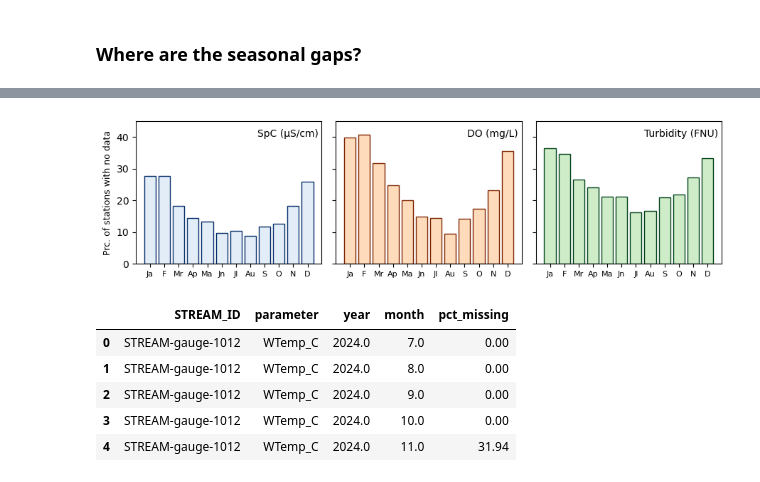
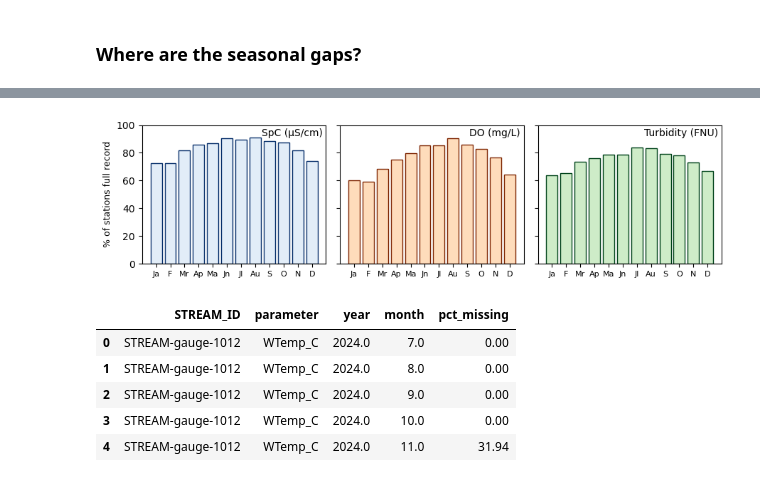
Before and after one commit to jtkemper/stream-analysis, a Jupyter notebook: temporal_statistics.ipynb, the cells around one changed output, grey strips where cells are left out. Saved outputs shown, nothing was run; the diff lists cells and outputs as text; code cells hidden in the pictures.

Commit message:
flipping missing data plot so y-axis is percent of stations with data in each month

```diff
--- a/temporal_statistics.ipynb
+++ b/temporal_statistics.ipynb
@@ -433,27 +440,26 @@ plt.savefig(f'../OUTPUT/temporal_patterns/parameter_percent_observation_hour.png
 # %%
 # What is the frequency of stations with no data, per month.
 # Using the median (across years) percent of missing data per month for each individual station.
 month_cols = [f'pct_missing_{m:02d}' for m in range(1, 13)]
 month_labels = ['Ja','F','Mr','Ap','Ma','Jn','Jl','Au','S','O','N','D']
 
 fig, axes = plt.subplots(1, 3, figsize=(9, 2.5), sharey=True)
 
 for i, param in enumerate(param_subset):
     temp_data_p = temporal_summary_long[temporal_summary_long['parameter'] == param]
     n_stations = len(temp_data_p)
 
-    freq_100 = [(temp_data_p[mcol] == 100).sum() / n_stations * 100 for mcol in month_cols]
-
+    freq_100 = [(100-(temp_data_p[mcol] == 100).sum() / n_stations * 100) for mcol in month_cols]
     axes[i].bar(month_labels, freq_100, color=PARAM_COLORS[param]['fill'], edgecolor=PARAM_COLORS[param]['edge'])
-    axes[i].set_ylabel('Prc. of stations with no data' if i == 0 else '',fontsize=9)
+    axes[i].set_ylabel('% of stations with data' if i == 0 else '',fontsize=9)
     axes[i].tick_params(axis='x', rotation=0, labelsize=8)
-    axes[i].set_ylim(0, 45)
-    axes[i].text(11.75, 40, param_pretty[param], horizontalalignment='right')
+    axes[i].set_ylim(0, 100)
+    axes[i].text(11.75, 92, param_pretty[param], horizontalalignment='right')
 
 fig.tight_layout()
-plt.savefig(f'../OUTPUT/temporal_patterns/parameter_percent_station_no_data.png', dpi=600, bbox_inches='tight')
+plt.savefig(f'../OUTPUT/temporal_patterns/parameter_percent_station_data.png', dpi=600, bbox_inches='tight')
 # %% [output]
-[figure, old version]
+[figure, new version]
 # %%
 monthly_summary.head()
 # %% [output]
```
Also changed, not shown: parts of 1 cell of this notebook.
